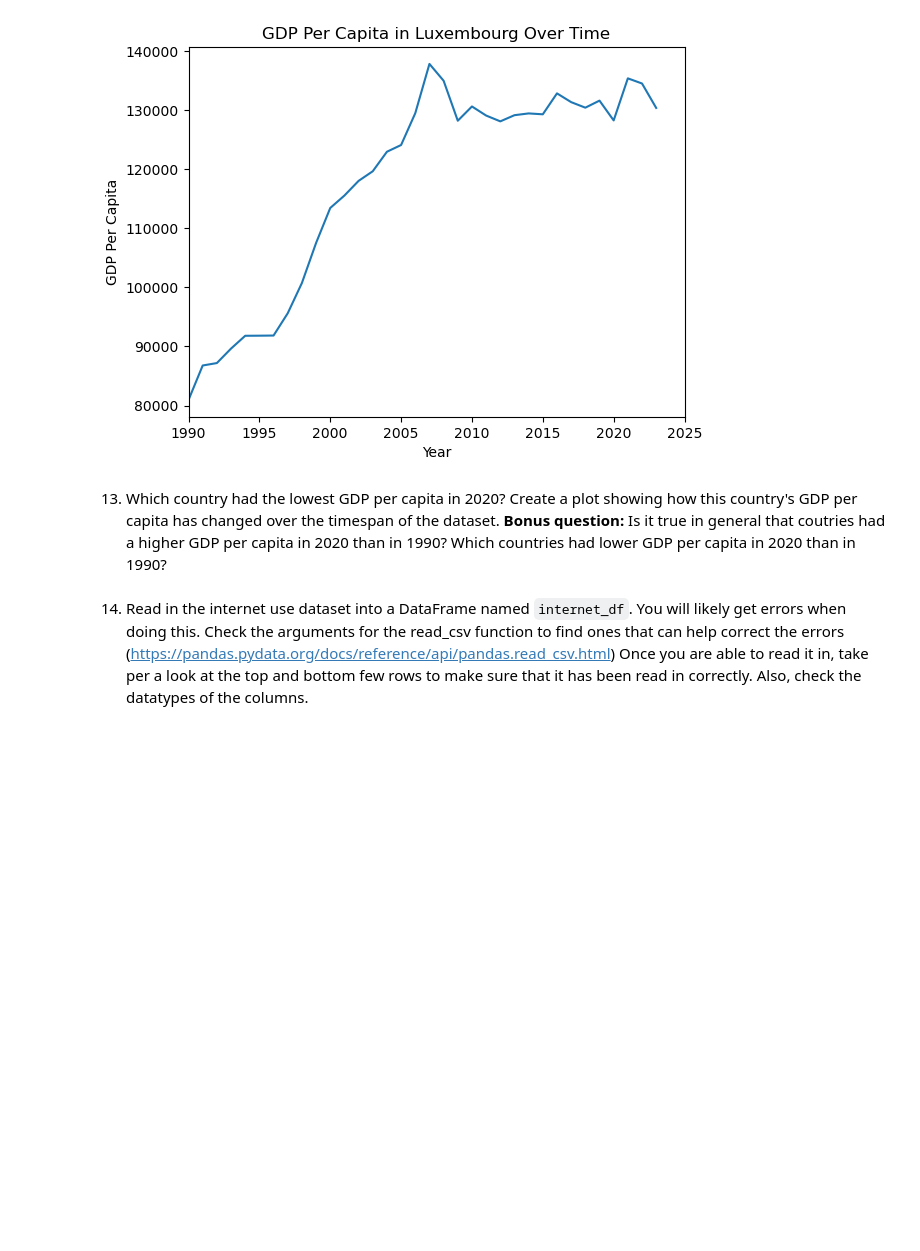
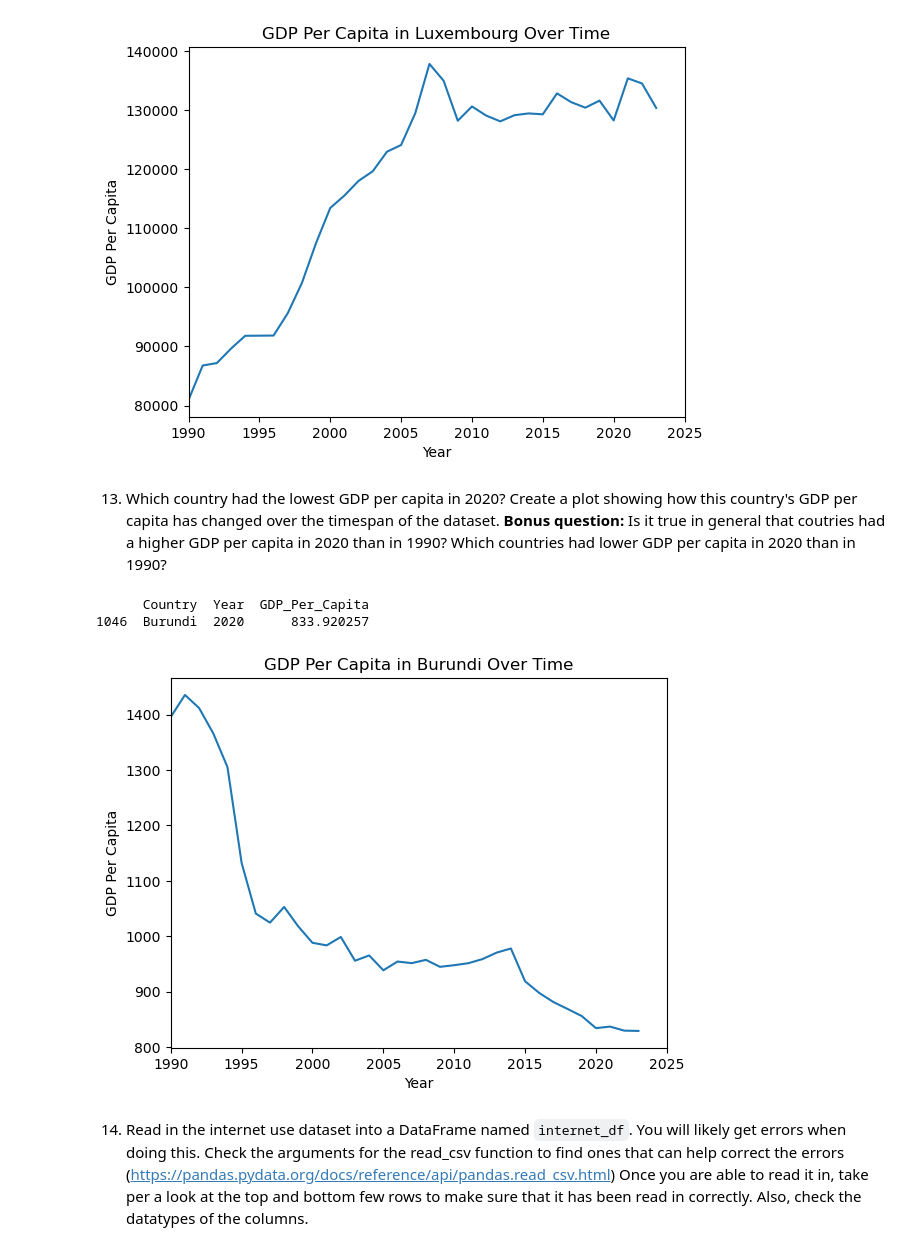
Before and after one commit to NSS-Data-Analytics-Cohort-14/gdp-and-internet-usage-Hannah00Donnelly, a Jupyter notebook: notebooks/gdp_internet_hdonnelly.ipynb, the cells around one changed output. Drawn from its saved outputs; the diff is of its cells as text; code cells hidden in the pictures; blank space fills up the shorter version.

```diff
--- a/notebooks/gdp_internet_hdonnelly.ipynb
+++ b/notebooks/gdp_internet_hdonnelly.ipynb
@@ -491,6 +491,28 @@ plt.show()
 [figure]
 # %% [markdown]
 13. Which country had the lowest GDP per capita in 2020? Create a plot showing how this country's GDP per capita has changed over the timespan of the dataset. **Bonus question:** Is it true in general that coutries had a higher GDP per capita in 2020 than in 1990? Which countries had lower GDP per capita in 2020 than in 1990?
+# %%
+gdp_2020=gdp_df[gdp_df['Year']==2020]
+
+country_lowest_GDP_2020= gdp_2020[gdp_2020['GDP_Per_Capita'] == gdp_2020['GDP_Per_Capita'].min()]
+
+print (country_lowest_GDP_2020)
+# %% [output]
+      Country  Year  GDP_Per_Capita
+1046  Burundi  2020      833.920257
+# %%
+burundi_data = gdp_df[gdp_df['Country'] == "Burundi"]
+
+plt.plot(burundi_data['Year'],burundi_data['GDP_Per_Capita'], data=burundi_data)
+
+plt.title('GDP Per Capita in Burundi Over Time')
+plt.xlabel('Year')
+plt.ylabel('GDP Per Capita')
+plt.xlim(1990, 2025)
+
+plt.show()
+# %% [output]
+[figure, added]
 # %% [markdown]
 14. Read in the internet use dataset into a DataFrame named `internet_df`. You will likely get errors when doing this. Check the arguments for the read_csv function to find ones that can help correct the errors (https://pandas.pydata.org/docs/reference/api/pandas.read_csv.html) Once you are able to read it in, take per a look at the top and bottom few rows to make sure that it has been read in correctly. Also, check the datatypes of the columns.
 # %% [markdown]
```
